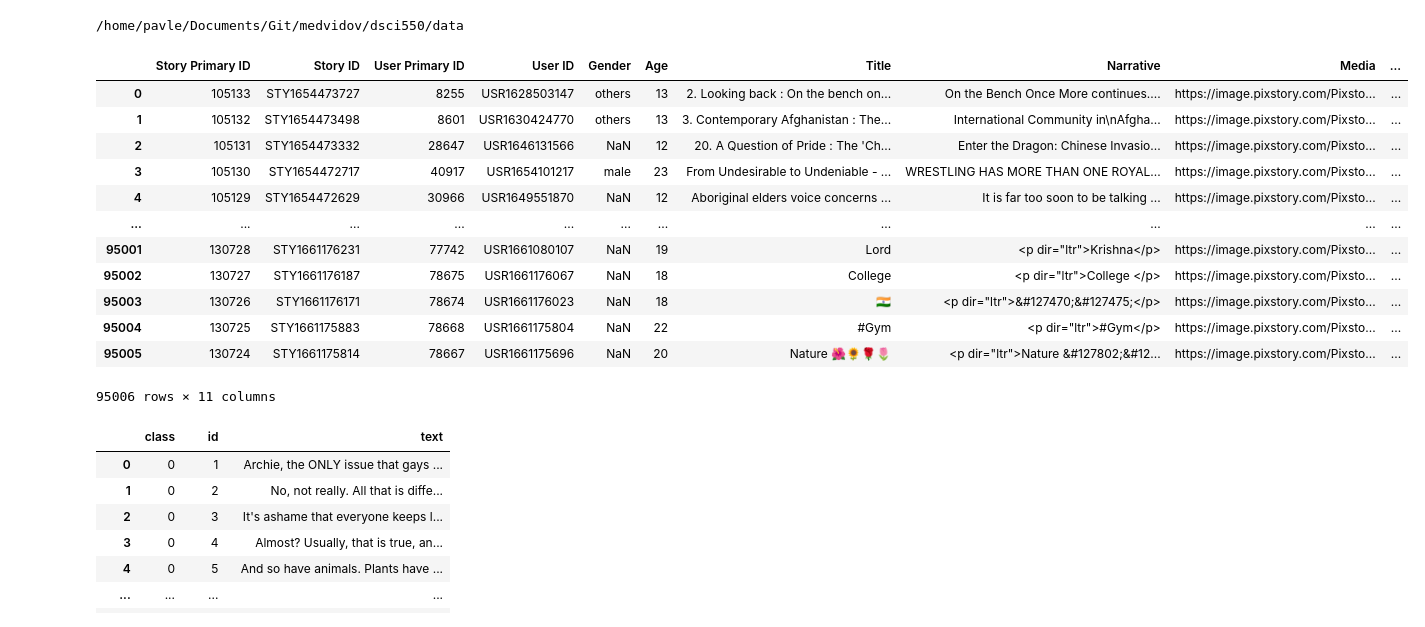
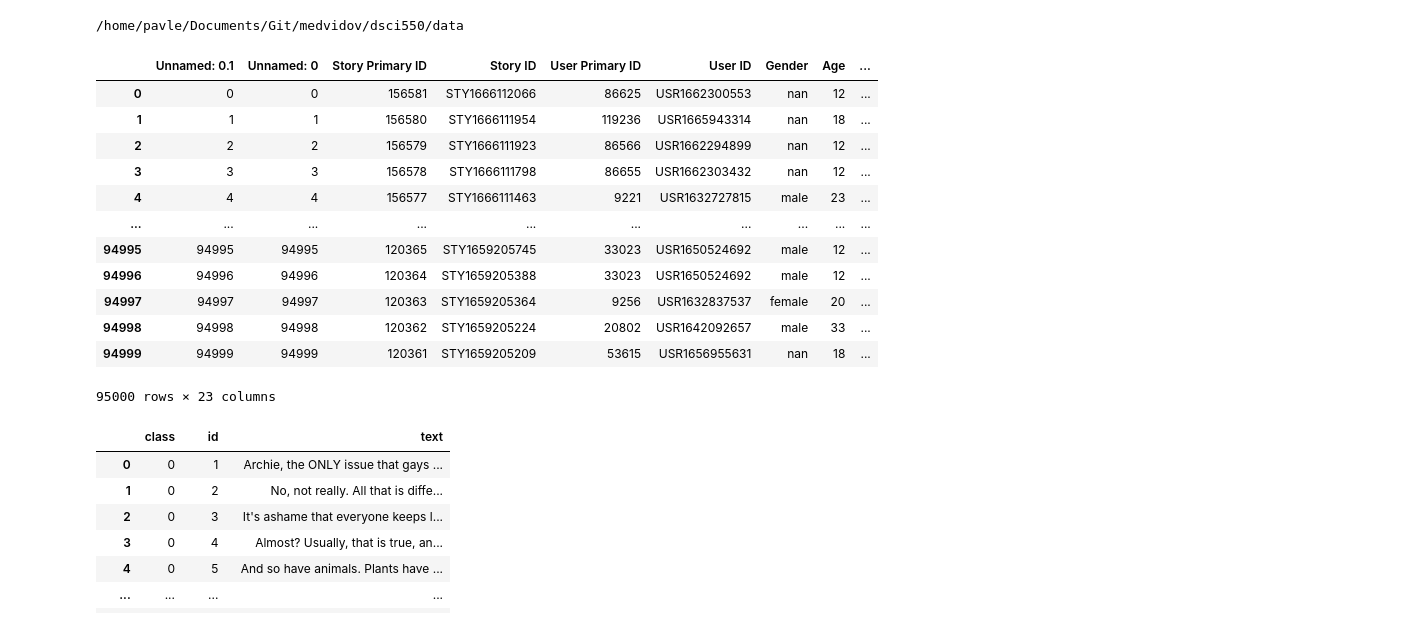
Before and after one commit to medvidov/dsci550, a Jupyter notebook: assignment_1.ipynb, the cells around one changed output. Drawn from its saved outputs; the diff is of its cells as text; code cells hidden in the pictures.

```diff
--- a/assignment_1.ipynb
+++ b/assignment_1.ipynb
@@ -48,23 +50,25 @@ os.chdir("../")
 # %% [output]
 /home/pavle/Documents/Git/medvidov/dsci550/data
 # %%
-pix_df = pd.read_csv("data/combined.csv")
+pix_df = pd.read_csv("data/new_file_with_features.csv")
 pix_df.sort_values(by=['Account Created Date'])
+pix_df['Gender'] = pix_df['Gender'].astype("str") # Change type of column
+# pix_df['Age'] = pix_df['Age'].astype("int32") # Change type of column
 pix_df
 # %% [output]
-|  | Story Primary ID | Story ID | User Primary ID | User ID | Gender | Age | Title | Narrative | Media | ... |
-| 0 | 105133 | STY1654473727 | 8255 | USR1628503147 | others | 13 | 2. Looking back : On the bench on... | On the Bench Once More continues.... | https://image.pixstory.com/Pixsto... | ... |
-| 1 | 105132 | STY1654473498 | 8601 | USR1630424770 | others | 13 | 3. Contemporary Afghanistan : The... | International Community in\nAfgha... | https://image.pixstory.com/Pixsto... | ... |
-| 2 | 105131 | STY1654473332 | 28647 | USR1646131566 | NaN | 12 | 20. A Question of Pride : The 'Ch... | Enter the Dragon: Chinese Invasio... | https://image.pixstory.com/Pixsto... | ... |
-| 3 | 105130 | STY1654472717 | 40917 | USR1654101217 | male | 23 | From Undesirable to Undeniable - ... | WRESTLING HAS MORE THAN ONE ROYAL... | https://image.pixstory.com/Pixsto... | ... |
-| 4 | 105129 | STY1654472629 | 30966 | USR1649551870 | NaN | 12 | Aboriginal elders voice concerns ... | It is far too soon to be talking ... | https://image.pixstory.com/Pixsto... | ... |
-| ... | ... | ... | ... | ... | ... | ... | ... | ... | ... | ... |
-| 95001 | 130728 | STY1661176231 | 77742 | USR1661080107 | NaN | 19 | Lord | <p dir="ltr">Krishna</p> | https://image.pixstory.com/Pixsto... | ... |
-| 95002 | 130727 | STY1661176187 | 78675 | USR1661176067 | NaN | 18 | College | <p dir="ltr">College </p> | https://image.pixstory.com/Pixsto... | ... |
-| 95003 | 130726 | STY1661176171 | 78674 | USR1661176023 | NaN | 18 | 🇮🇳 | <p dir="ltr">&#127470;&#127475;</p> | https://image.pixstory.com/Pixsto... | ... |
-| 95004 | 130725 | STY1661175883 | 78668 | USR1661175804 | NaN | 22 | #Gym | <p dir="ltr">#Gym</p> | https://image.pixstory.com/Pixsto... | ... |
-| 95005 | 130724 | STY1661175814 | 78667 | USR1661175696 | NaN | 20 | Nature 🌺🌻🌹🌷 | <p dir="ltr">Nature &#127802;&#12... | https://image.pixstory.com/Pixsto... | ... |
+|  | Unnamed: 0.1 | Unnamed: 0 | Story Primary ID | Story ID | User Primary ID | User ID | Gender | Age | ... |
+| 0 | 0 | 0 | 156581 | STY1666112066 | 86625 | USR1662300553 | nan | 12 | ... |
+| 1 | 1 | 1 | 156580 | STY1666111954 | 119236 | USR1665943314 | nan | 18 | ... |
+| 2 | 2 | 2 | 156579 | STY1666111923 | 86566 | USR1662294899 | nan | 12 | ... |
+| 3 | 3 | 3 | 156578 | STY1666111798 | 86655 | USR1662303432 | nan | 12 | ... |
+| 4 | 4 | 4 | 156577 | STY1666111463 | 9221 | USR1632727815 | male | 23 | ... |
+| ... | ... | ... | ... | ... | ... | ... | ... | ... | ... |
+| 94995 | 94995 | 94995 | 120365 | STY1659205745 | 33023 | USR1650524692 | male | 12 | ... |
+| 94996 | 94996 | 94996 | 120364 | STY1659205388 | 33023 | USR1650524692 | male | 12 | ... |
+| 94997 | 94997 | 94997 | 120363 | STY1659205364 | 9256 | USR1632837537 | female | 20 | ... |
+| 94998 | 94998 | 94998 | 120362 | STY1659205224 | 20802 | USR1642092657 | male | 33 | ... |
+| 94999 | 94999 | 94999 | 120361 | STY1659205209 | 53615 | USR1656955631 | nan | 18 | ... |
-95006 rows × 11 columns
+95000 rows × 23 columns
 # %%
 # ADD THIS CELL
 # Sarcasm classification using corpus V2
```
Also changed, not shown: parts of 16 cells of this notebook.
